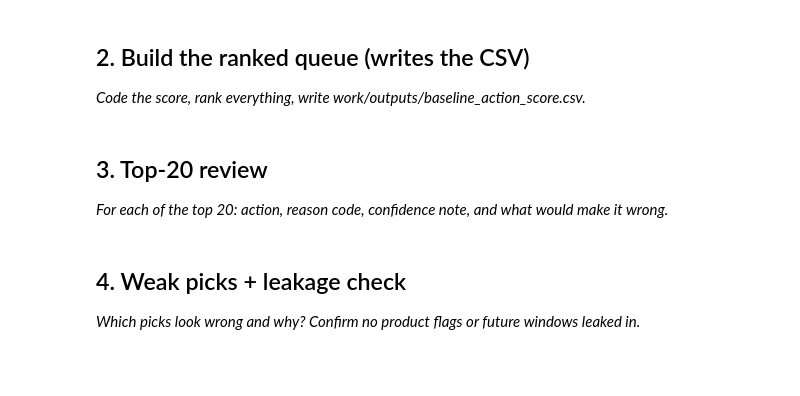
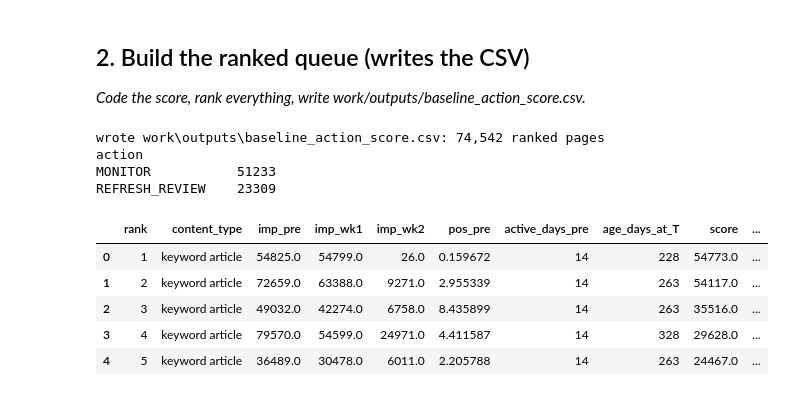
Before and after one commit to WingManOO7/ML-INTER, a Jupyter notebook: work/notebooks/w04_baseline_score.ipynb, the cells around one changed output. Cells and saved outputs as stored; diff of their text form; code cells hidden in the pictures; blank space fills up the shorter version.

```diff
--- a/work/notebooks/w04_baseline_score.ipynb
+++ b/work/notebooks/w04_baseline_score.ipynb
@@ -23,4 +221,0 @@ This skeleton is yours to fill. Work the sections **in order** — each one has
-# %% [markdown]
-## 3. Top-20 review
-
-*For each of the top 20: action, reason code, confidence note, and what would make it wrong.*
@@ -30,4 +221,0 @@ This skeleton is yours to fill. Work the sections **in order** — each one has
-# %% [markdown]
-## 4. Weak picks + leakage check
-
-*Which picks look wrong and why? Confirm no product flags or future windows leaked in.*
@@ -36,0 +222,32 @@ This skeleton is yours to fill. Work the sections **in order** — each one has
+# %%
+RULE_INPUTS = ['imp_wk1', 'imp_wk2']                    # both from the feature window, before T
+
+def baseline_rule(df):
+    slide = (df['imp_wk2'] + 1) / (df['imp_wk1'] + 1)
+    flagged = slide < 0.8
+    return pd.DataFrame({'score': np.where(flagged, df['imp_wk1'] - df['imp_wk2'], 0),
+                         'reason_code': np.where(flagged, 'SLIDING_WITH_DEMAND', ''),
+                         'action': np.where(flagged, 'REFRESH_REVIEW', 'MONITOR')}, index=df.index)
+
+queue = pages[KEYS + ['content_type', 'imp_pre', 'imp_wk1', 'imp_wk2', 'pos_pre', 'active_days_pre', 'age_days_at_T']] \
+    .join(baseline_rule(pages[RULE_INPUTS]))
+queue = queue.sort_values(['score', 'imp_pre'], ascending=False).reset_index(drop=True)
+queue.insert(0, 'rank', np.arange(1, len(queue) + 1))
+
+assert not {LABEL, 'imp_out'} & set(queue.columns), 'the queue must not carry outcome columns'
+queue.to_csv(OUT_DIR / 'baseline_action_score.csv', index=False)
+
+print(f"wrote {(OUT_DIR / 'baseline_action_score.csv').relative_to(ROOT)}: {len(queue):,} ranked pages")
+print(queue['action'].value_counts().to_string(), '\n')
+queue.drop(columns=KEYS).head(5)
+# %% [output]
+wrote work\outputs\baseline_action_score.csv: 74,542 ranked pages
+action
+MONITOR           51233
+REFRESH_REVIEW    23309
+|  | rank | content_type | imp_pre | imp_wk1 | imp_wk2 | pos_pre | active_days_pre | age_days_at_T | score | ... |
+| 0 | 1 | keyword article | 54825.0 | 54799.0 | 26.0 | 0.159672 | 14 | 228 | 54773.0 | ... |
+| 1 | 2 | keyword article | 72659.0 | 63388.0 | 9271.0 | 2.955339 | 14 | 263 | 54117.0 | ... |
+| 2 | 3 | keyword article | 49032.0 | 42274.0 | 6758.0 | 8.435899 | 14 | 263 | 35516.0 | ... |
+| 3 | 4 | keyword article | 79570.0 | 54599.0 | 24971.0 | 4.411587 | 14 | 328 | 29628.0 | ... |
+| 4 | 5 | keyword article | 36489.0 | 30478.0 | 6011.0 | 2.205788 | 14 | 263 | 24467.0 | ... |
```
Also changed, not shown: parts of 21 cells of this notebook, 2 other files.
